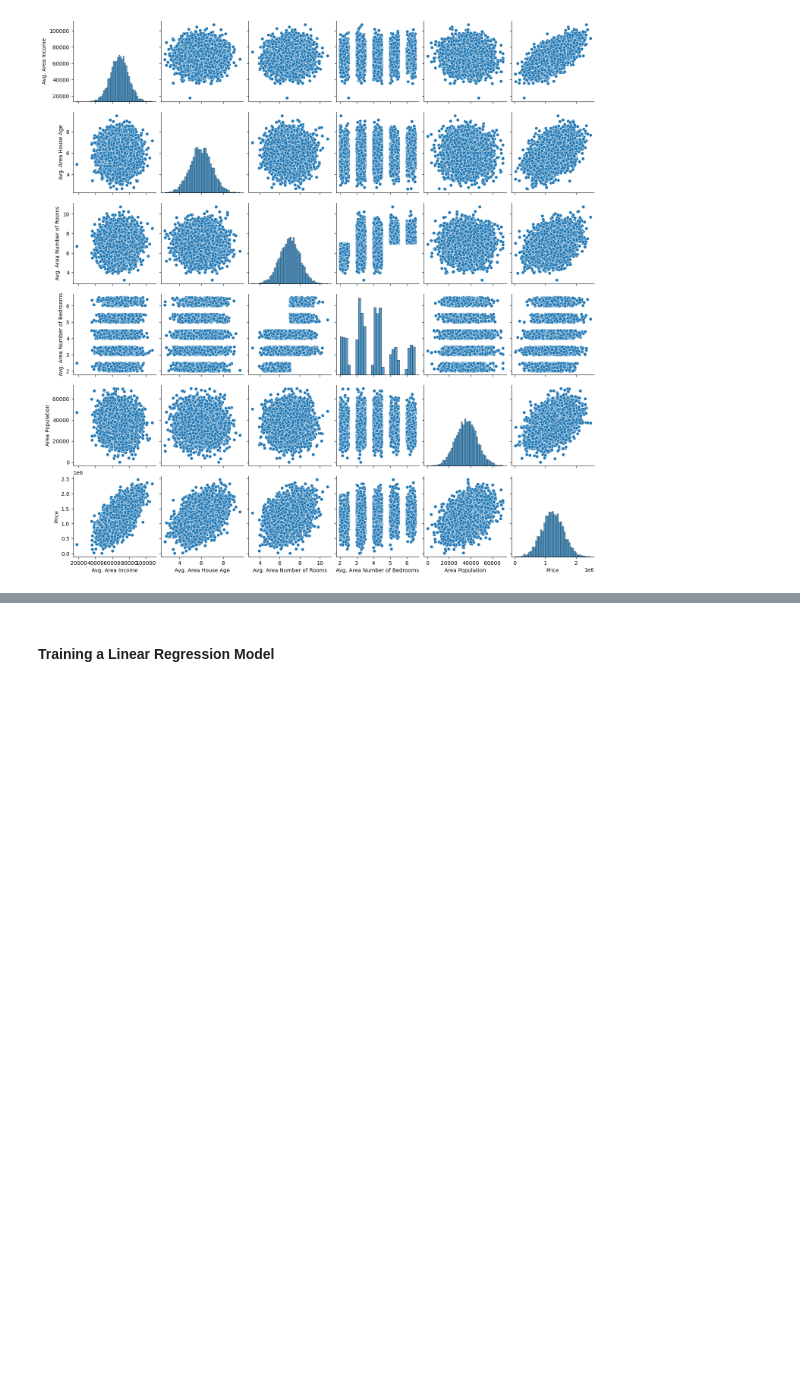
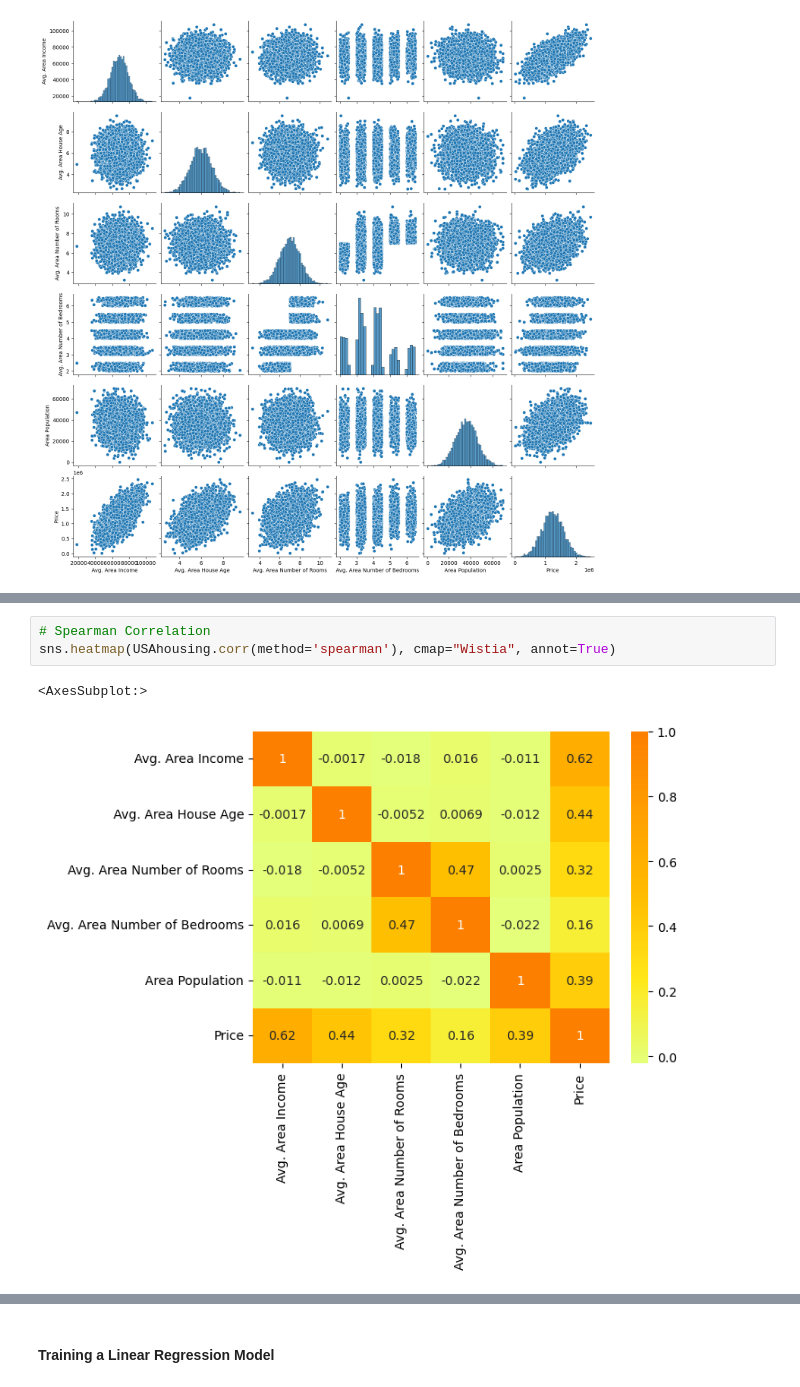
Before and after one commit to rdzjr1997/Python_ML, a Jupyter notebook: Regression_Example.ipynb, the cells around one changed output, grey strips where cells are left out. Cells and saved outputs as stored; diff of their text form; blank space fills up the shorter version.

```diff
--- a/Regression_Example.ipynb
+++ b/Regression_Example.ipynb
@@ -97,0 +135,6 @@ sns.heatmap(USAhousing.corr(), annot=True)
+# %%
+# Spearman Correlation
+sns.heatmap(USAhousing.corr(method='spearman'), cmap="Wistia", annot=True)
+# %% [output]
+<AxesSubplot:>
+[figure, added]
```
Also changed, not shown: parts of 22 cells of this notebook.
